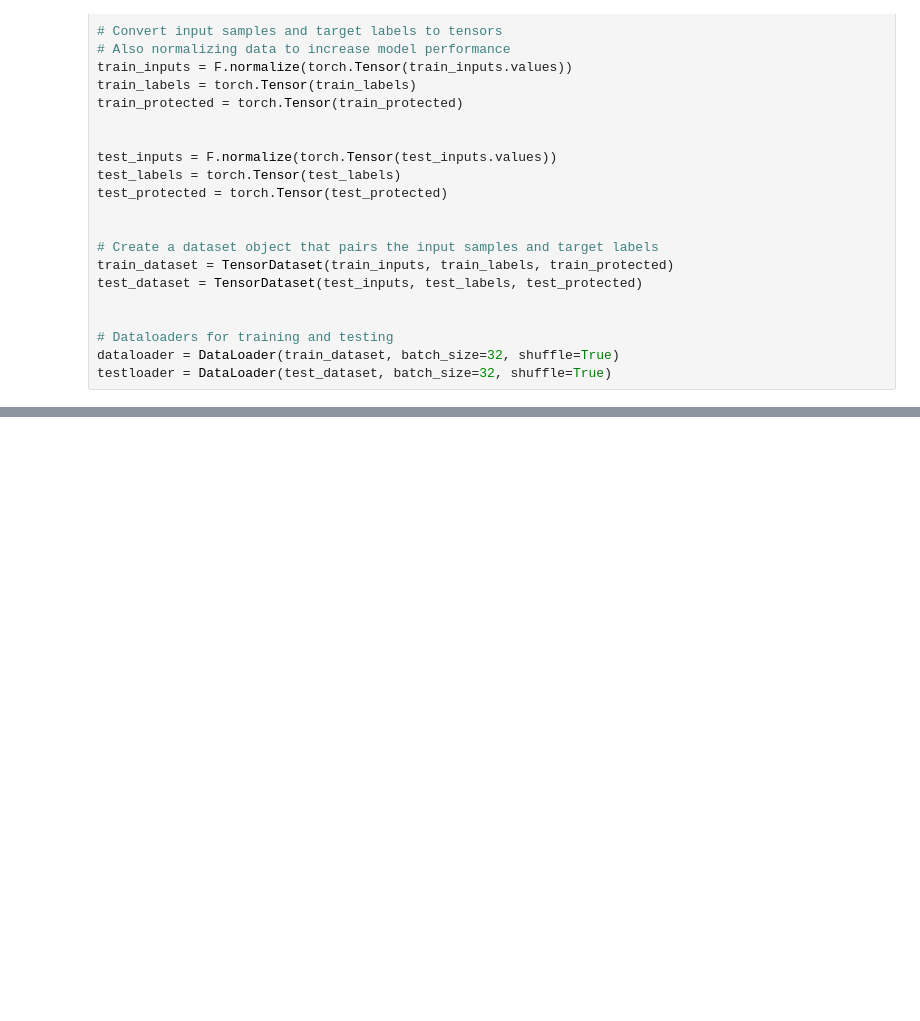
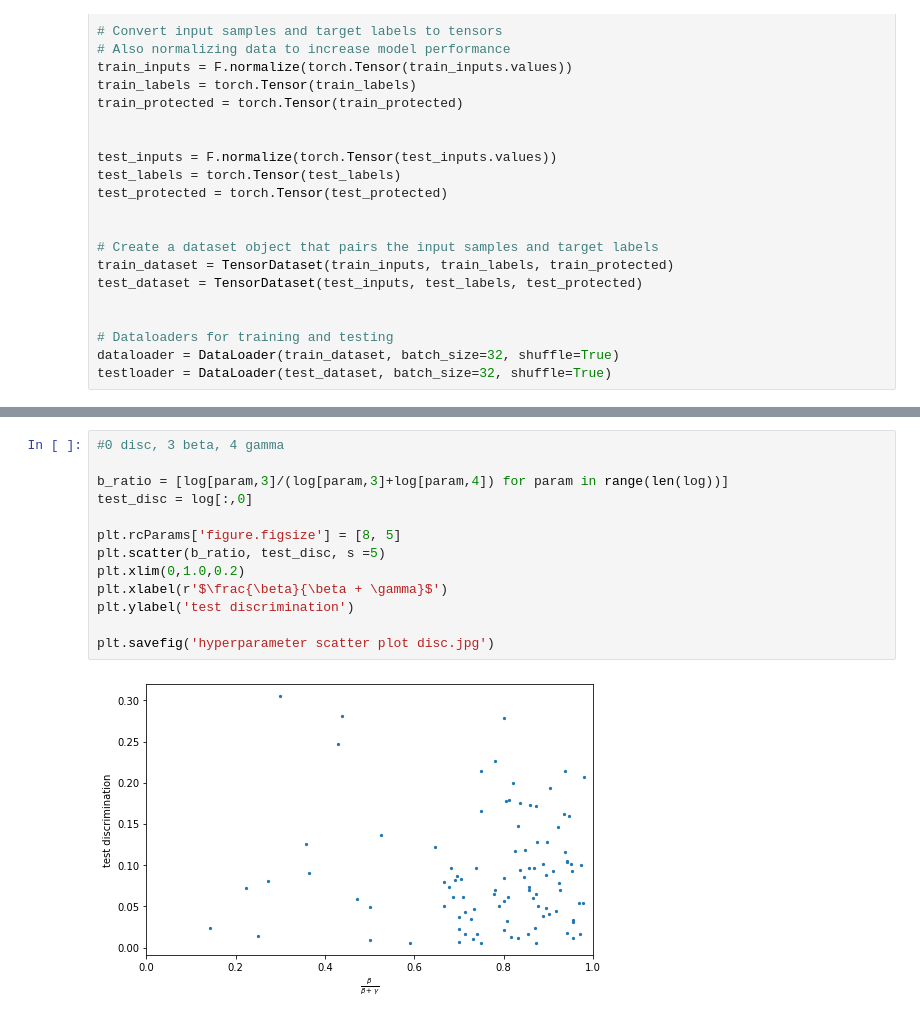
Before and after one commit to aleduenas/AAE, a Jupyter notebook: ALFR with AAE.ipynb, the cells around one changed output, grey strips where cells are left out. Drawn from its saved outputs; the diff is of its cells as text; blank space fills up the shorter version.

```diff
--- a/ALFR with AAE.ipynb
+++ b/ALFR with AAE.ipynb
@@ -144,0 +221,15 @@ np.savetxt('results_log.txt', log, fmt = '%f', delimiter = ',')
+# %%
+#0 disc, 3 beta, 4 gamma
+
+b_ratio = [log[param,3]/(log[param,3]+log[param,4]) for param in range(len(log))]
+test_disc = log[:,0]
+
+plt.rcParams['figure.figsize'] = [8, 5]
+plt.scatter(b_ratio, test_disc, s =5)
+plt.xlim(0,1.0,0.2)
+plt.xlabel(r'$\frac{\beta}{\beta + \gamma}$')
+plt.ylabel('test discrimination')
+
+plt.savefig('hyperparameter scatter plot disc.jpg')
+# %% [output]
+[figure, added]
```
Also changed, not shown: parts of 8 cells of this notebook, 1 other file.
